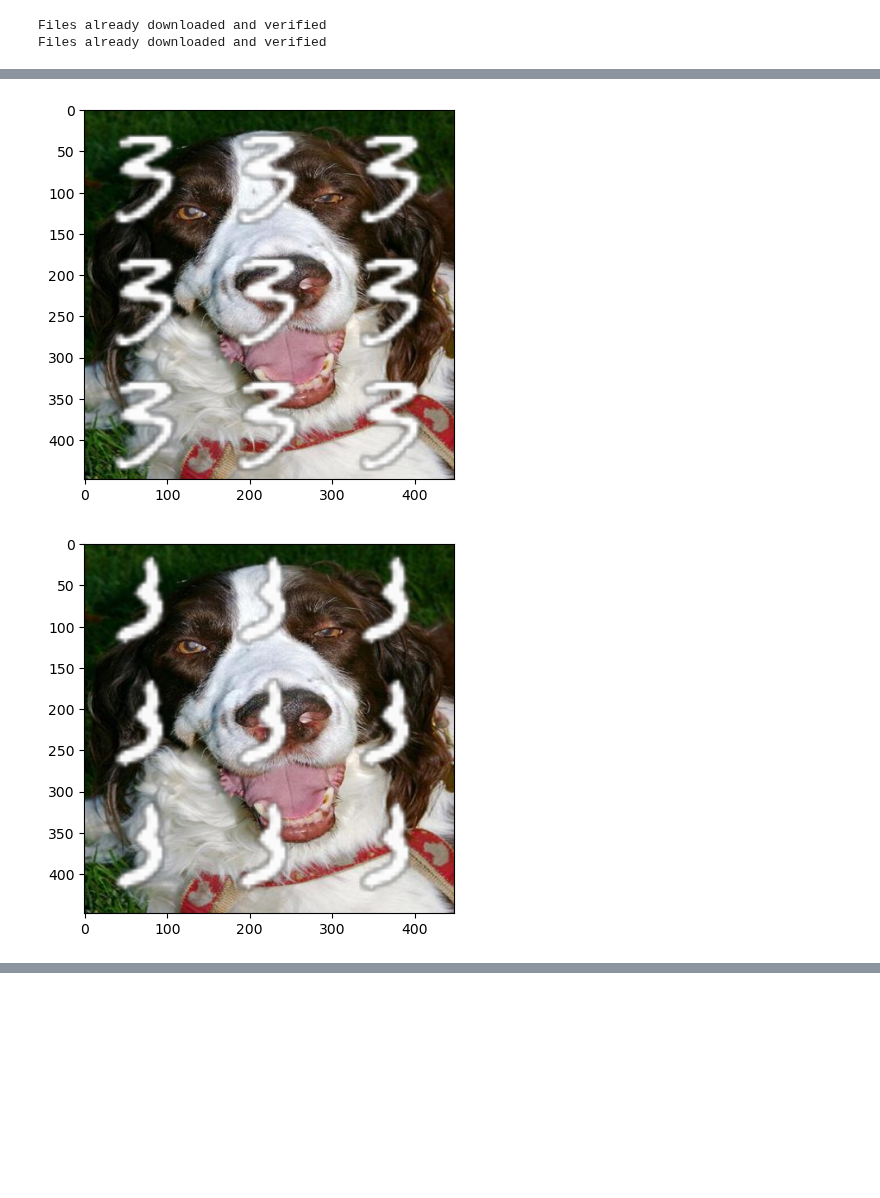
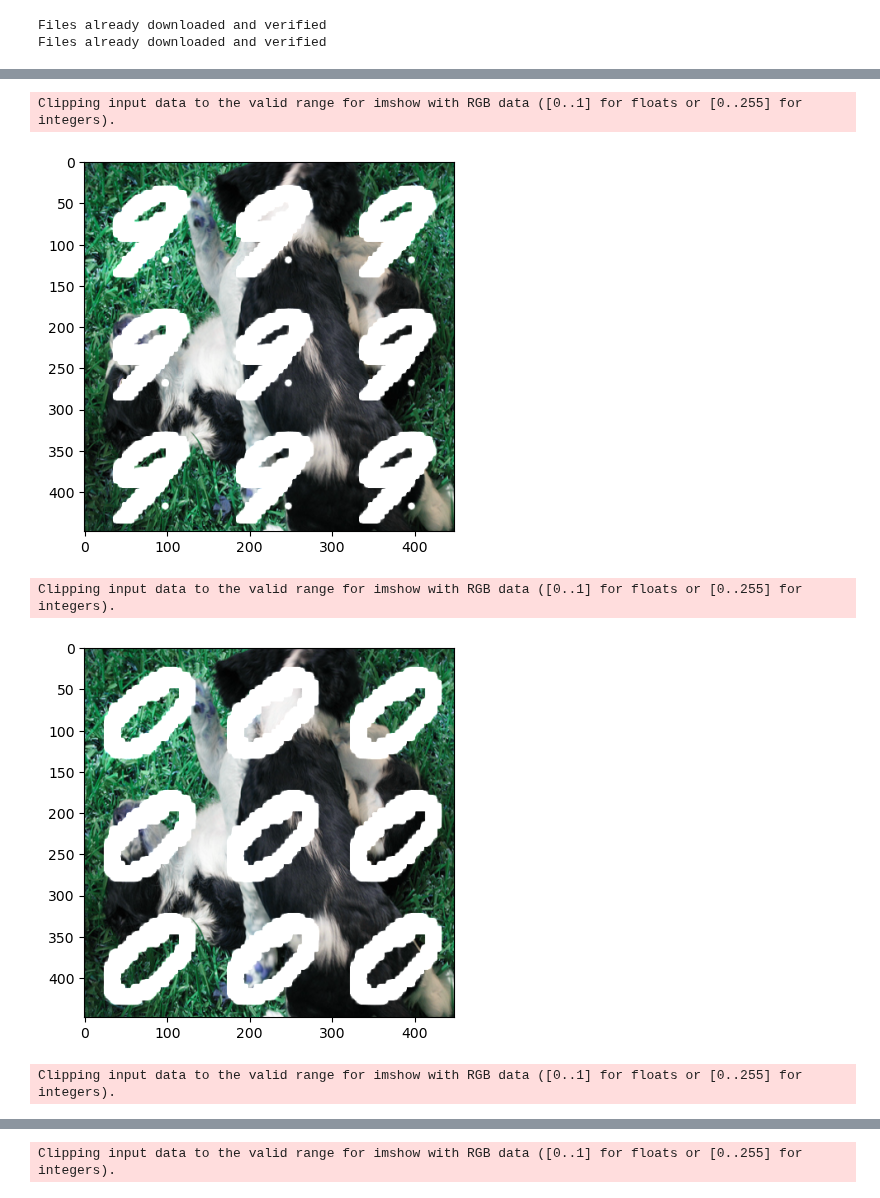
Before and after one commit to mona251/Intriguing-Properties-of-Contrastive-Losses, a Jupyter notebook: scripts/data_generation/digits_on_another_dataset_grid.ipynb, the cells around one changed output, grey strips where cells are left out. Drawn from its saved outputs; the diff is of its cells as text; code cells hidden in the pictures; blank space fills up the shorter version.

Commit message:
update visualization of digits on another dataset

```diff
--- a/scripts/data_generation/digits_on_another_dataset_grid.ipynb
+++ b/scripts/data_generation/digits_on_another_dataset_grid.ipynb
@@ -43,25 +44,32 @@ for img in images:
+# %%
+# Load dog image
+example_dog_file_path = '../../data/dog000.npz'
+
+loaded = np.load(example_dog_file_path)
+img = loaded['image']
+img = np.moveaxis(img, 0, -1)
+
+full_size = 448
+img = downsample_img(img, full_size, full_size, False)
 # %%
-#seed = 6
 n_sampled_digits = 4
 num_cells_grid = 9
 n_repetitions_small_img = 9
 
-#imagenet_dataset_train, imagenet_dataset_test = load_imagenet()
 mnist_dataset_train, mnist_dataset_test = load_mnist()
 
 sampled_digit_images = sample_uniformly_imgs(
-    mnist_dataset_train, n_sampled_digits) #, seed)
+    mnist_dataset_train, n_sampled_digits)
 
-large_img_path = "../../data/img_trial/dog.jpg"
-large_img = cv.imread(large_img_path)
-# TODO: what about the dim of the mnist img? Is it fine to just
-#  downsample/upsample it to the dimension of a cell of a grid?
 for sampled_digit_img in sampled_digit_images:
-    overlay_small_img_on_large_img_grid(sampled_digit_img, large_img,
+    overlay_small_img_on_large_img_grid(sampled_digit_img, img,
                                         num_cells_grid,
                                         n_repetitions_small_img,
                                         is_large_img_grayscale=False,
                                         plot=True);
 # %% [output]
+Clipping input data to the valid range for imshow with RGB data ([0..1] for floats or [0..255] for integers).
-[figure, old version]
+[figure, new version]
+Clipping input data to the valid range for imshow with RGB data ([0..1] for floats or [0..255] for integers).
-[figure, old version]
+[figure, new version]
+Clipping input data to the valid range for imshow with RGB data ([0..1] for floats or [0..255] for integers).
@@ -68,0 +77 @@ for sampled_digit_img in sampled_digit_images:
+Clipping input data to the valid range for imshow with RGB data ([0..1] for floats or [0..255] for integers).
```
Also changed, not shown: parts of 4 cells of this notebook.
